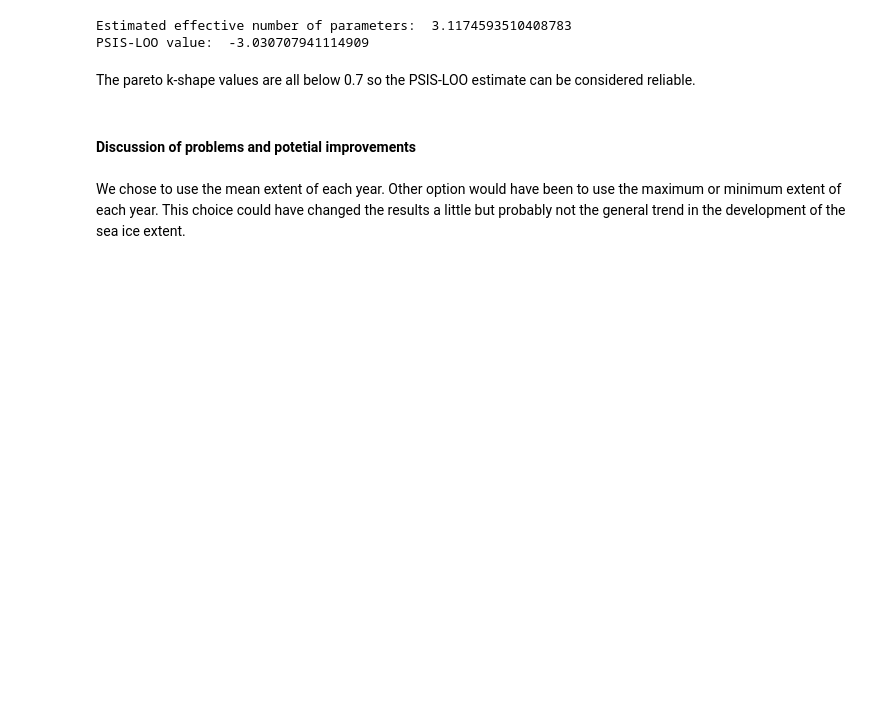
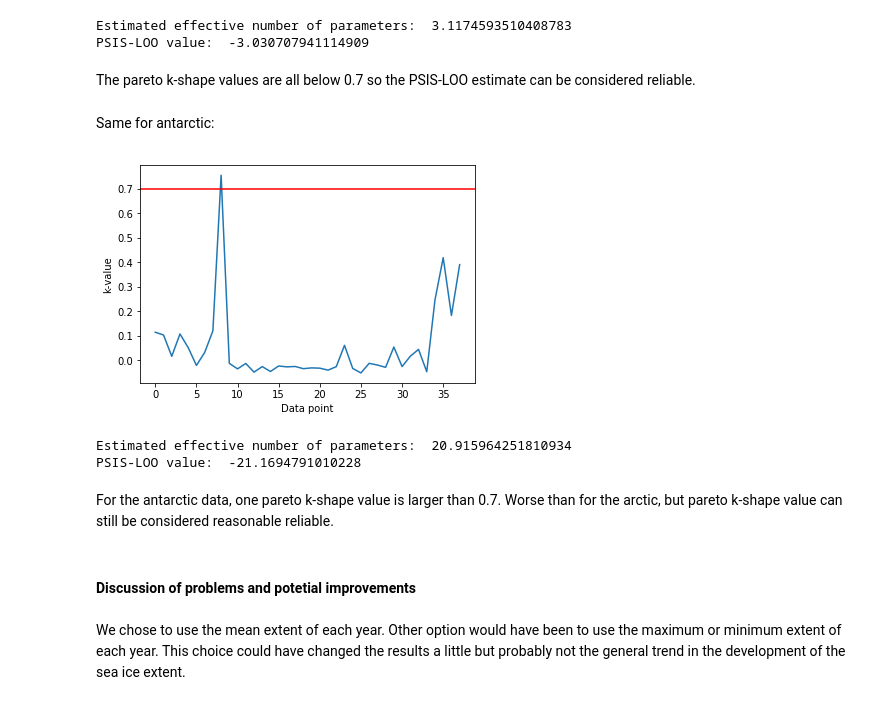
Before and after one commit to AnssiMoisio/bda-project, a Jupyter notebook: Project.ipynb, the cells around one changed output. Saved outputs shown, nothing was run; the diff lists cells and outputs as text; code cells hidden in the pictures; blank space fills up the shorter version.

Commit message:
psis-loo for the antarctic too

```diff
--- a/Project.ipynb
+++ b/Project.ipynb
@@ -356,6 +356,32 @@ Estimated effective number of parameters:  3.1174593510408783
 PSIS-LOO value:  -3.030707941114909
 # %% [markdown]
 The pareto k-shape values are all below 0.7 so the PSIS-LOO estimate can be considered reliable.
+# %% [markdown]
+Same for antarctic:
+# %%
+log_liks = samples2["log_lik"]
+
+loo, loos, ks = psis.psisloo(log_liks)
+plt.plot(ks)
+plt.axhline(y=0.7, color='r', linestyle='-')
+plt.xlabel('Data point')
+plt.ylabel('k-value')
+
+plt.show()
+
+#equations 7.5  and 7.15 from BDA 3rd edition, A.Vehtari et al
+def p_eff(log_liks, loo):
+    lppd = np.sum(np.log(np.mean(np.exp(log_liks))))
+    return lppd - loo
+
+print("Estimated effective number of parameters: ", p_eff(log_liks, loo))
+print("PSIS-LOO value: ", loo)
+# %% [output]
+[figure, added]
+Estimated effective number of parameters:  20.915964251810934
+PSIS-LOO value:  -21.1694791010228
+# %% [markdown]
+For the antarctic data, one pareto k-shape value is larger than 0.7. Worse than for the arctic, but pareto k-shape value can still be considered reasonable reliable.
 # %% [markdown]
 #### Discussion of problems and potetial improvements
 # %% [markdown]
```
Also changed, not shown: parts of 3 cells of this notebook.
